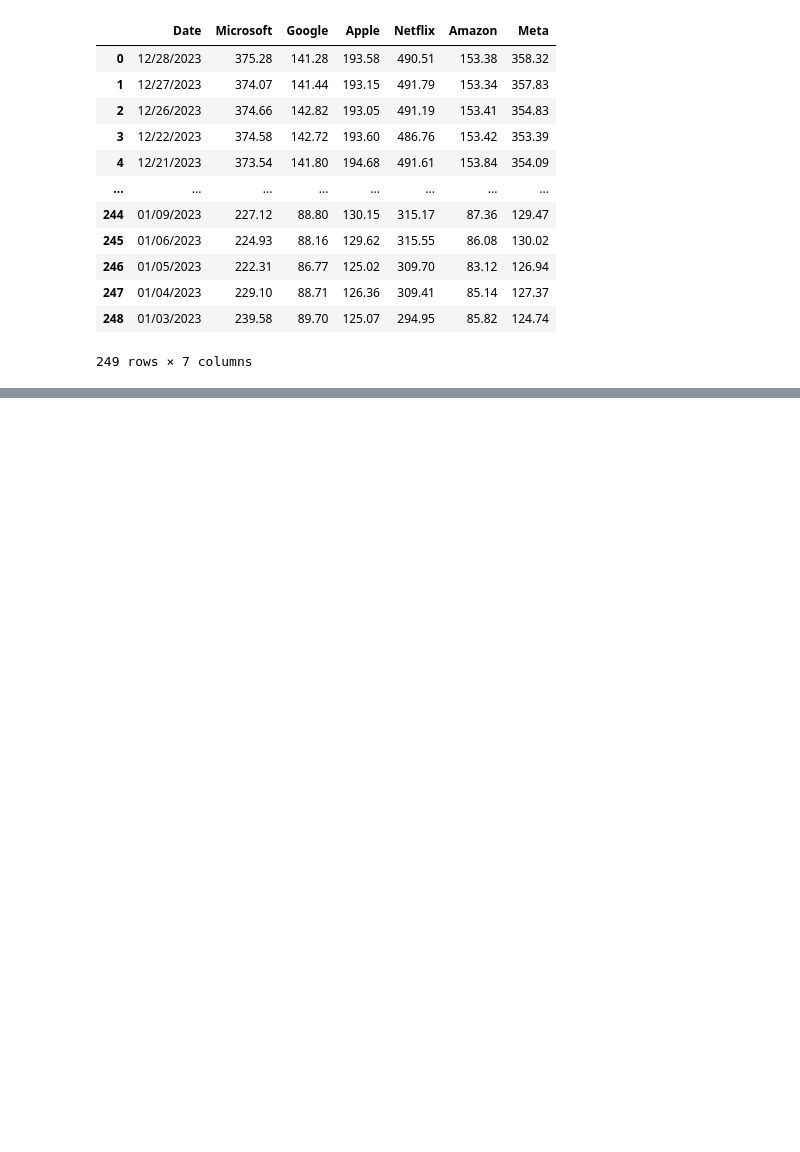
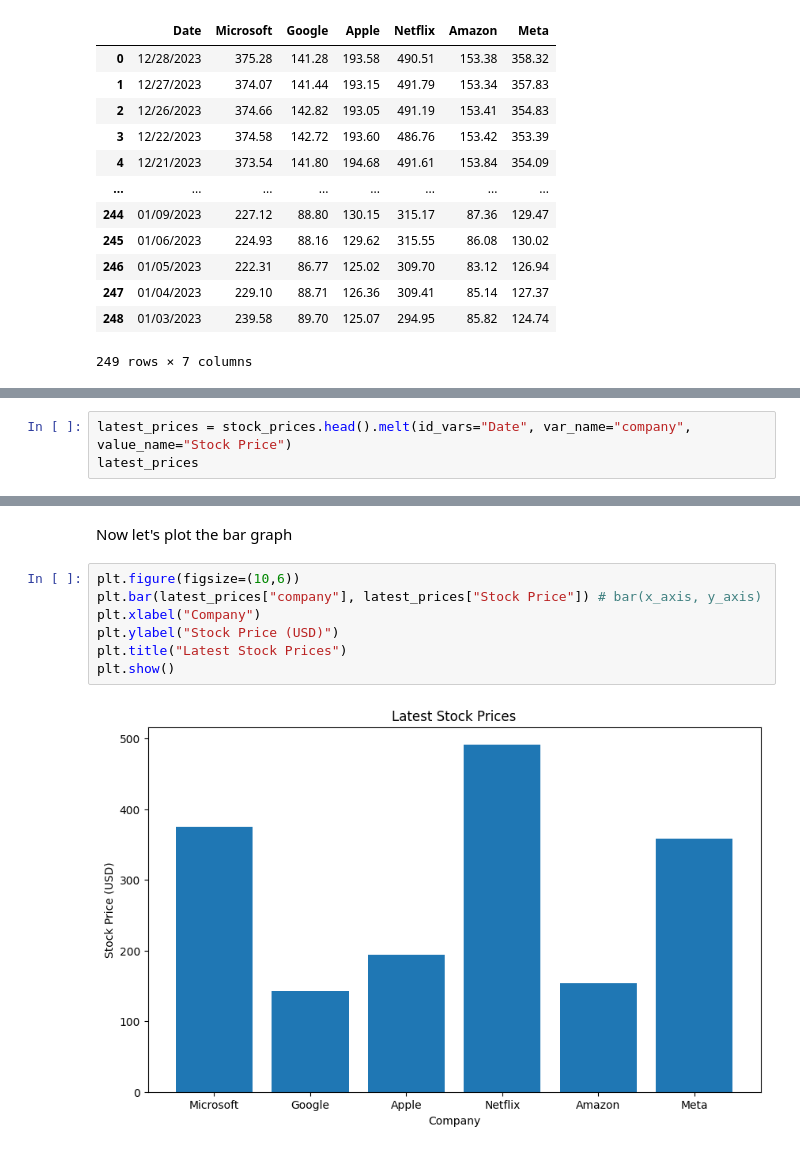
Before and after one commit to adityapandey23/TRC_ML_Bootcamp, a Jupyter notebook: TRC_Matplotlib_day_2_&_day_3.ipynb, the cells around one changed output, grey strips where cells are left out. Drawn from its saved outputs; the diff is of its cells as text; blank space fills up the shorter version.

```diff
--- a/TRC_Matplotlib_day_2_&_day_3.ipynb
+++ b/TRC_Matplotlib_day_2_&_day_3.ipynb
@@ -66,0 +122,3 @@ stock_prices
+# %%
+latest_prices = stock_prices.head().melt(id_vars="Date", var_name="company", value_name="Stock Price")
+latest_prices
@@ -66,0 +149,11 @@ stock_prices
+# %% [markdown]
+Now let's plot the bar graph
+# %%
+plt.figure(figsize=(10,6))
+plt.bar(latest_prices["company"], latest_prices["Stock Price"]) # bar(x_axis, y_axis)
+plt.xlabel("Company")
+plt.ylabel("Stock Price (USD)")
+plt.title("Latest Stock Prices")
+plt.show()
+# %% [output]
+[figure, added]
```
Also changed, not shown: parts of 26 cells of this notebook.
